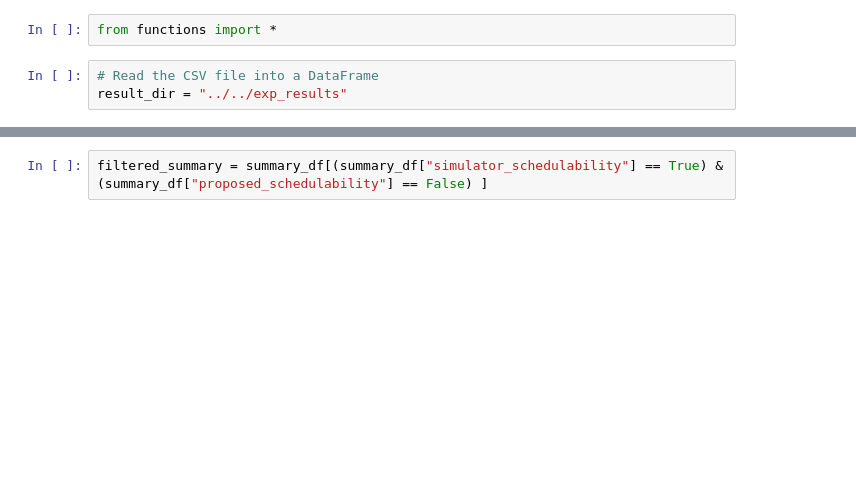
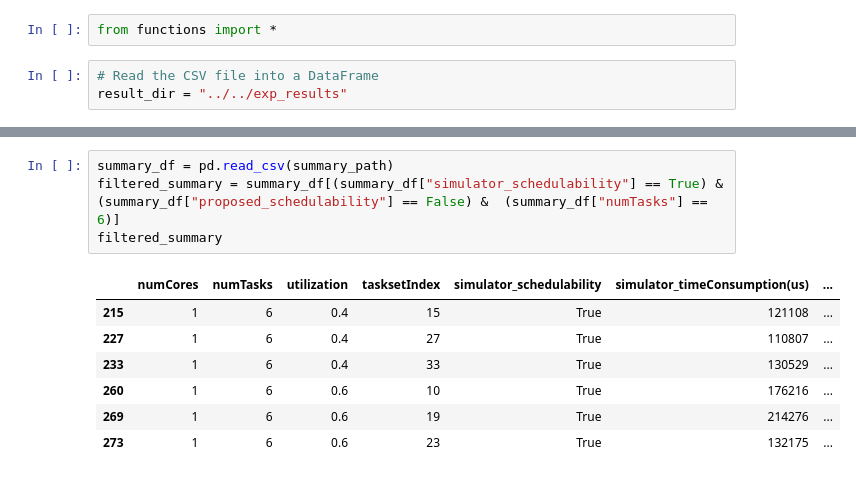
Before and after one commit to YoonKyonghwan/CFS_WCRT_Analysis, a Jupyter notebook: script/analysis/correctness.ipynb, the cells around one changed output, grey strips where cells are left out. Saved outputs shown, nothing was run; the diff lists cells and outputs as text; blank space fills up the shorter version.

```diff
--- a/script/analysis/correctness.ipynb
+++ b/script/analysis/correctness.ipynb
@@ -120,2 +74,12 @@ filtered_summary
 # %%
-filtered_summary = summary_df[(summary_df["simulator_schedulability"] == True) & (summary_df["proposed_schedulability"] == False) ]
+summary_df = pd.read_csv(summary_path)
+filtered_summary = summary_df[(summary_df["simulator_schedulability"] == True) & (summary_df["proposed_schedulability"] == False) &  (summary_df["numTasks"] == 6)]
+filtered_summary
+# %% [output]
+|  | numCores | numTasks | utilization | tasksetIndex | simulator_schedulability | simulator_timeConsumption(us) | ... |
+| 215 | 1 | 6 | 0.4 | 15 | True | 121108 | ... |
+| 227 | 1 | 6 | 0.4 | 27 | True | 110807 | ... |
+| 233 | 1 | 6 | 0.4 | 33 | True | 130529 | ... |
+| 260 | 1 | 6 | 0.6 | 10 | True | 176216 | ... |
+| 269 | 1 | 6 | 0.6 | 19 | True | 214276 | ... |
+| 273 | 1 | 6 | 0.6 | 23 | True | 132175 | ... |
```
Also changed, not shown: parts of 6 cells of this notebook, 4 other files.
